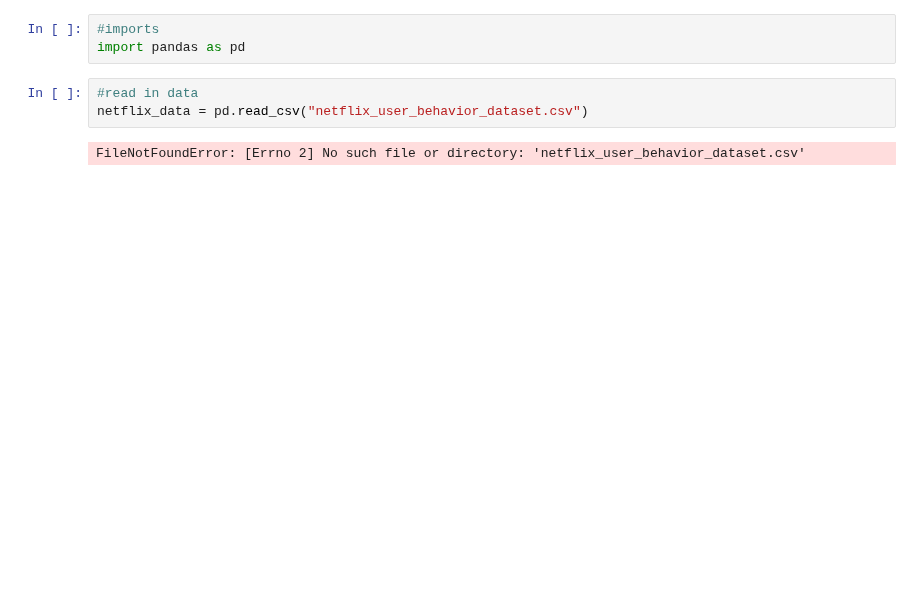
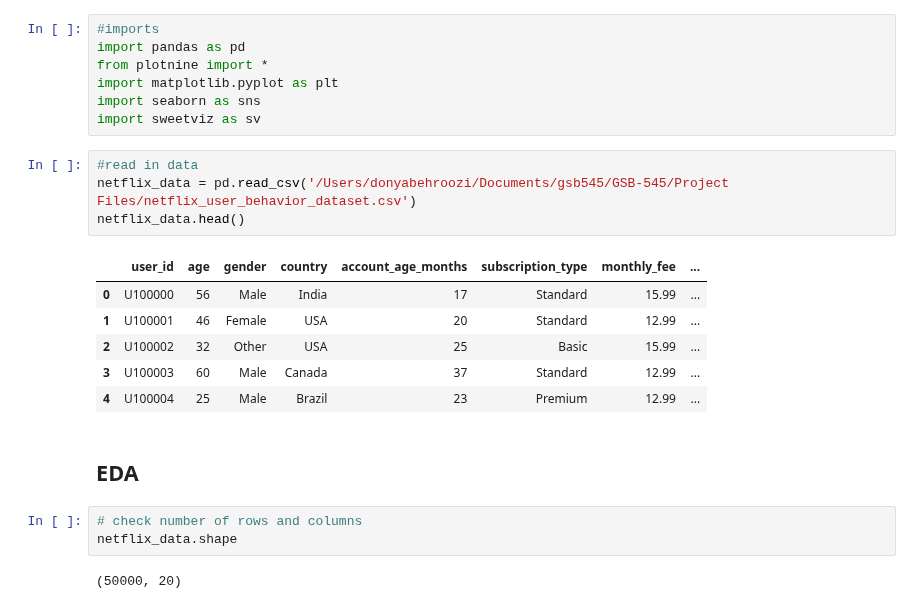
Before and after one commit to donya-beh/GSB-545, a Jupyter notebook: Project Files/Project_notebook.ipynb, the cells around one changed output. Cells and saved outputs as stored; diff of their text form; blank space fills up the shorter version.

```diff
--- a/Project Files/Project_notebook.ipynb
+++ b/Project Files/Project_notebook.ipynb
@@ -1,8 +1,25 @@
 # %%
 #imports
 import pandas as pd
+from plotnine import *
+import matplotlib.pyplot as plt
+import seaborn as sns
+import sweetviz as sv
 # %%
 #read in data
-netflix_data = pd.read_csv("netflix_user_behavior_dataset.csv")
+netflix_data = pd.read_csv('/Users/donyabehroozi/Documents/gsb545/GSB-545/Project Files/netflix_user_behavior_dataset.csv')
+netflix_data.head()
 # %% [output]
-FileNotFoundError: [Errno 2] No such file or directory: 'netflix_user_behavior_dataset.csv'
+|  | user_id | age | gender | country | account_age_months | subscription_type | monthly_fee | ... |
+| 0 | U100000 | 56 | Male | India | 17 | Standard | 15.99 | ... |
+| 1 | U100001 | 46 | Female | USA | 20 | Standard | 12.99 | ... |
+| 2 | U100002 | 32 | Other | USA | 25 | Basic | 15.99 | ... |
+| 3 | U100003 | 60 | Male | Canada | 37 | Standard | 12.99 | ... |
+| 4 | U100004 | 25 | Male | Brazil | 23 | Premium | 12.99 | ... |
+# %% [markdown]
+## EDA
+# %%
+# check number of rows and columns
+netflix_data.shape
+# %% [output]
+(50000, 20)
```
Also changed, not shown: parts of 7 cells of this notebook.
